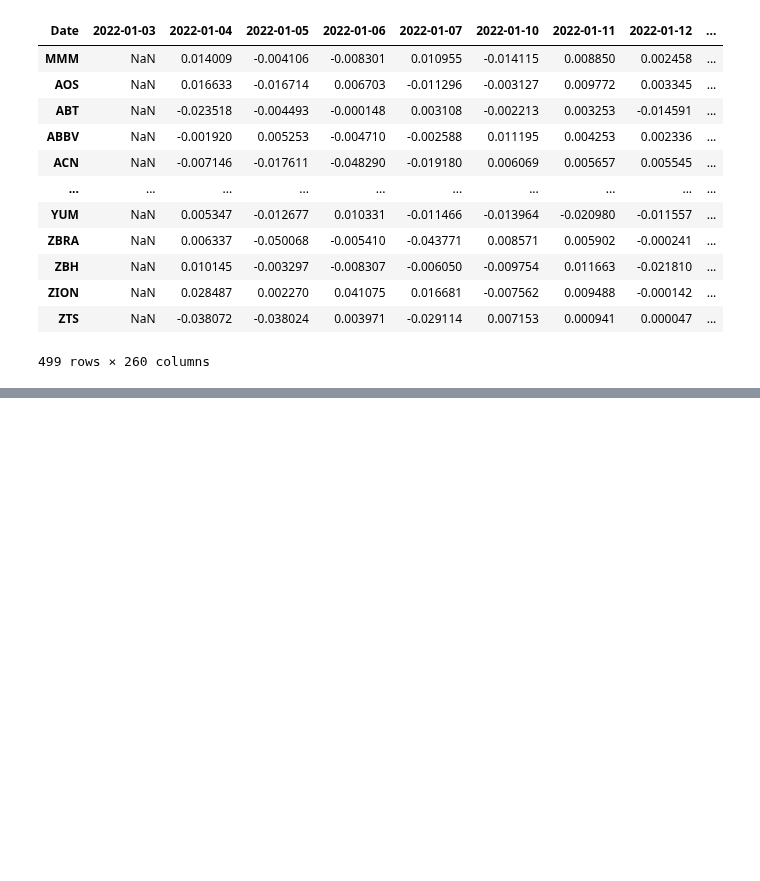
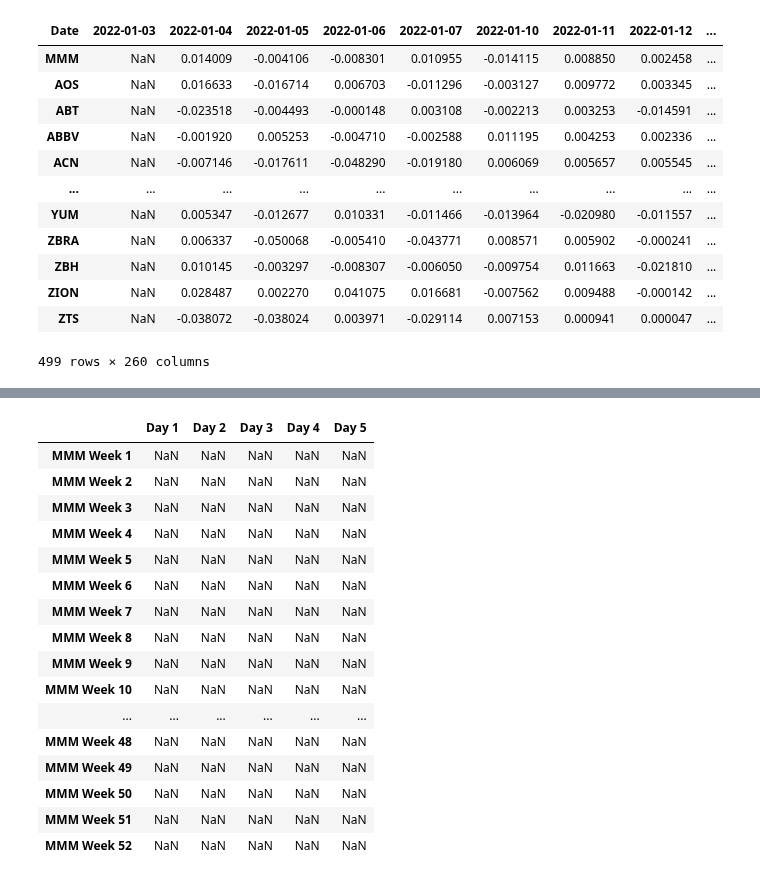
Before and after one commit to ktongk/BTT-JPMC-1, a Jupyter notebook: Anna/XGBOOST.ipynb, the cells around one changed output, grey strips where cells are left out. Drawn from its saved outputs; the diff is of its cells as text; code cells hidden in the pictures; blank space fills up the shorter version.

```diff
--- a/Anna/XGBOOST.ipynb
+++ b/Anna/XGBOOST.ipynb
@@ -687,0 +723,20 @@ sp500_pct_df.T
+# %%
+MMMweeks
+# %% [output]
+|  | Day 1 | Day 2 | Day 3 | Day 4 | Day 5 |
+| MMM Week 1 | NaN | NaN | NaN | NaN | NaN |
+| MMM Week 2 | NaN | NaN | NaN | NaN | NaN |
+| MMM Week 3 | NaN | NaN | NaN | NaN | NaN |
+| MMM Week 4 | NaN | NaN | NaN | NaN | NaN |
+| MMM Week 5 | NaN | NaN | NaN | NaN | NaN |
+| MMM Week 6 | NaN | NaN | NaN | NaN | NaN |
+| MMM Week 7 | NaN | NaN | NaN | NaN | NaN |
+| MMM Week 8 | NaN | NaN | NaN | NaN | NaN |
+| MMM Week 9 | NaN | NaN | NaN | NaN | NaN |
+| MMM Week 10 | NaN | NaN | NaN | NaN | NaN |
+| ... | ... | ... | ... | ... | ... |
+| MMM Week 48 | NaN | NaN | NaN | NaN | NaN |
+| MMM Week 49 | NaN | NaN | NaN | NaN | NaN |
+| MMM Week 50 | NaN | NaN | NaN | NaN | NaN |
+| MMM Week 51 | NaN | NaN | NaN | NaN | NaN |
+| MMM Week 52 | NaN | NaN | NaN | NaN | NaN |
```
Also changed, not shown: parts of 1 cell of this notebook.
